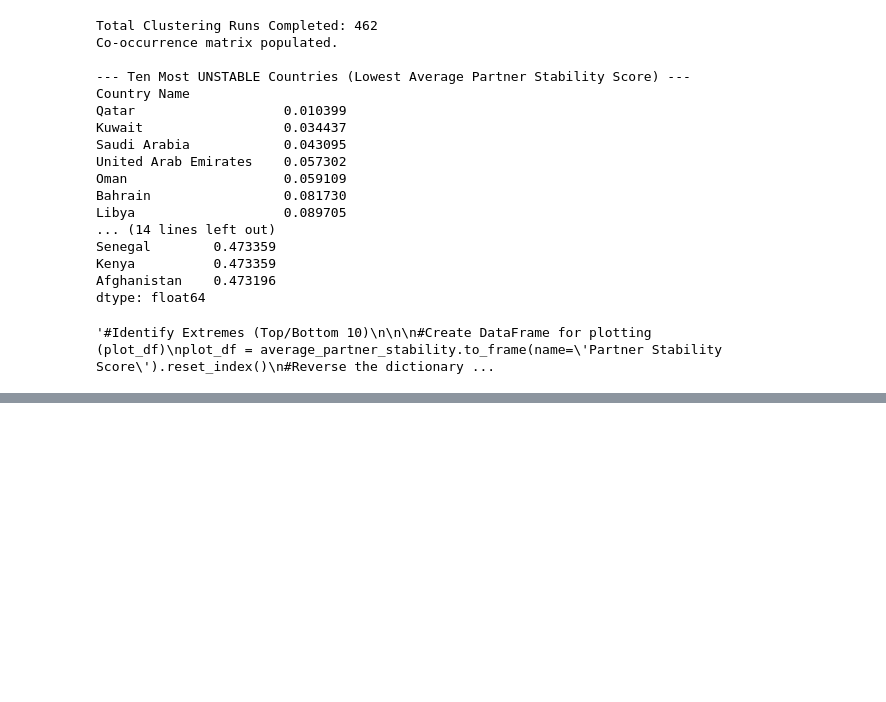
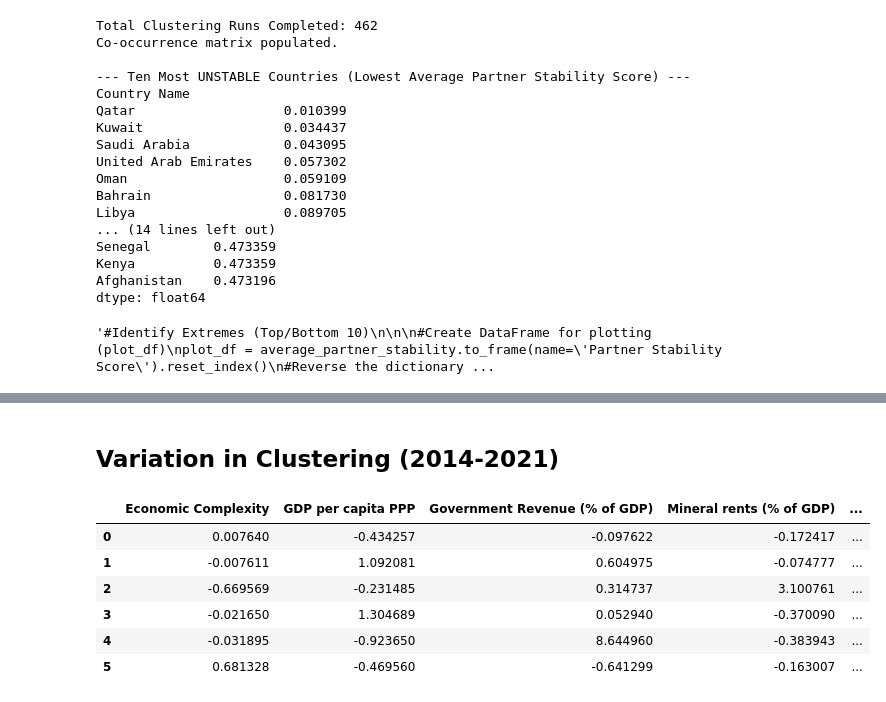
Before and after one commit to CarlosGV1208/Capstone_cg, a Jupyter notebook: code/LL_clustering.ipynb, the cells around one changed output, grey strips where cells are left out. Saved outputs shown, nothing was run; the diff lists cells and outputs as text; code cells hidden in the pictures; blank space fills up the shorter version.

```diff
--- a/code/LL_clustering.ipynb
+++ b/code/LL_clustering.ipynb
@@ -797,0 +1019,12 @@ fig_extremes.show()
+# %% [markdown]
+## Variation in Clustering (2014-2021)
+# %%
+centroid_df_k6_var
+# %% [output]
+|  | Economic Complexity | GDP per capita PPP | Government Revenue (% of GDP) | Mineral rents (% of GDP) | ... |
+| 0 | 0.007640 | -0.434257 | -0.097622 | -0.172417 | ... |
+| 1 | -0.007611 | 1.092081 | 0.604975 | -0.074777 | ... |
+| 2 | -0.669569 | -0.231485 | 0.314737 | 3.100761 | ... |
+| 3 | -0.021650 | 1.304689 | 0.052940 | -0.370090 | ... |
+| 4 | -0.031895 | -0.923650 | 8.644960 | -0.383943 | ... |
+| 5 | 0.681328 | -0.469560 | -0.641299 | -0.163007 | ... |
```
Also changed, not shown: parts of 18 cells of this notebook.
